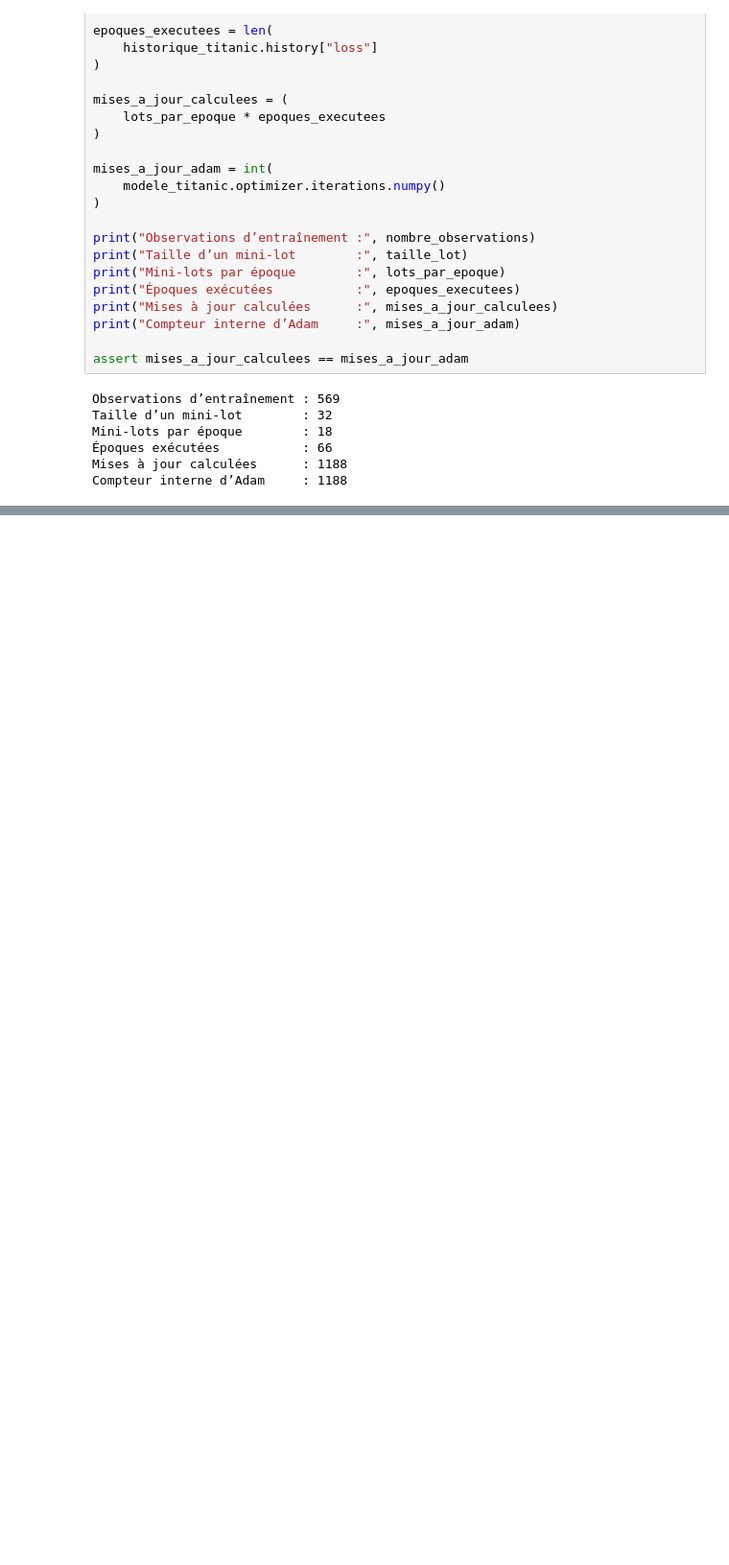
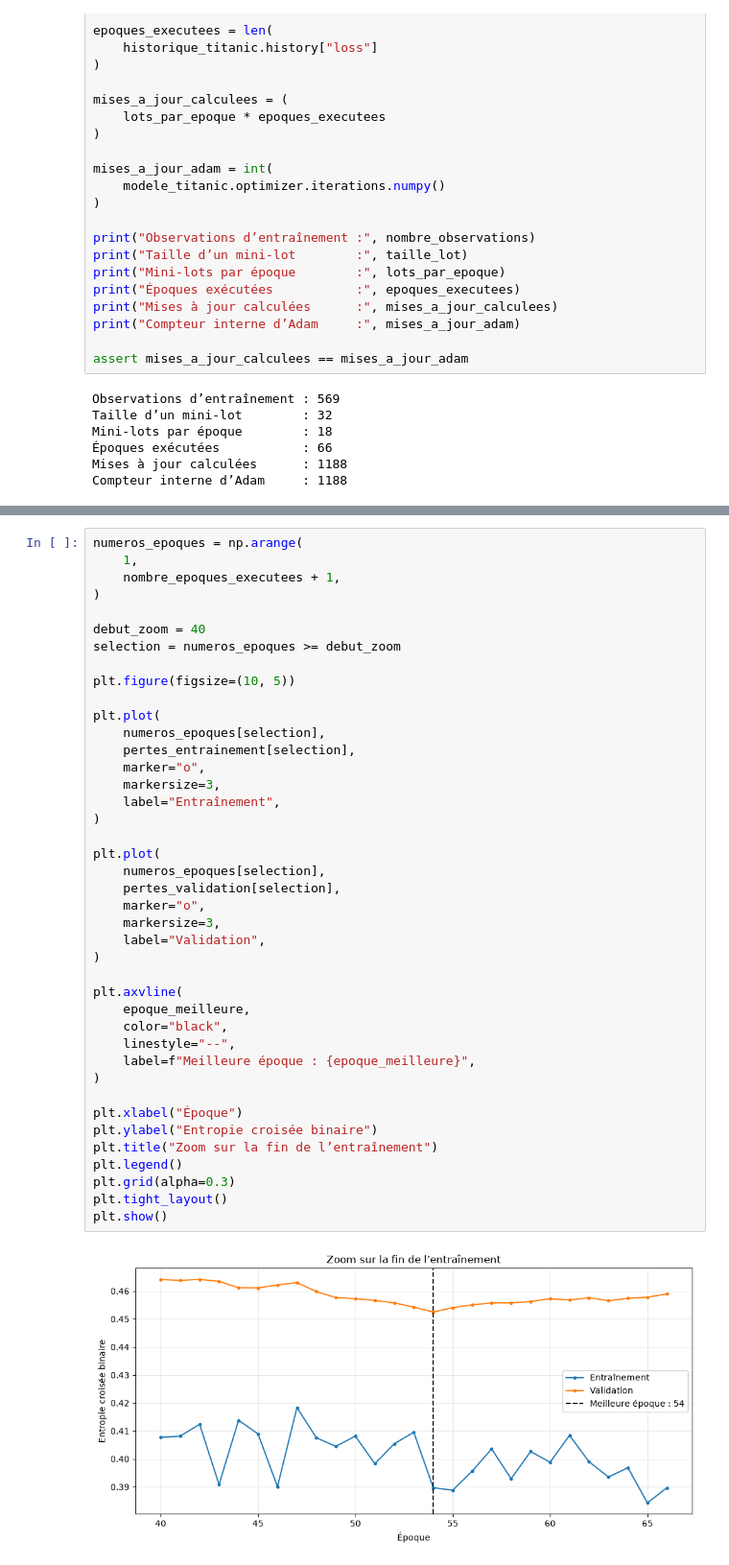
Before and after one commit to DRIOUCH96/introduction_au_deeplearning, a Jupyter notebook: brief_deep_learning.ipynb, the cells around one changed output, grey strips where cells are left out. Shown at 96% size. Saved outputs shown, nothing was run; the diff lists cells and outputs as text; blank space fills up the shorter version.

```diff
--- a/brief_deep_learning.ipynb
+++ b/brief_deep_learning.ipynb
@@ -2102,0 +2231,43 @@ Compteur interne d’Adam     : 1188
+# %%
+numeros_epoques = np.arange(
+    1,
+    nombre_epoques_executees + 1,
+)
+
+debut_zoom = 40
+selection = numeros_epoques >= debut_zoom
+
+plt.figure(figsize=(10, 5))
+
+plt.plot(
+    numeros_epoques[selection],
+    pertes_entrainement[selection],
+    marker="o",
+    markersize=3,
+    label="Entraînement",
+)
+
+plt.plot(
+    numeros_epoques[selection],
+    pertes_validation[selection],
+    marker="o",
+    markersize=3,
+    label="Validation",
+)
+
+plt.axvline(
+    epoque_meilleure,
+    color="black",
+    linestyle="--",
+    label=f"Meilleure époque : {epoque_meilleure}",
+)
+
+plt.xlabel("Époque")
+plt.ylabel("Entropie croisée binaire")
+plt.title("Zoom sur la fin de l’entraînement")
+plt.legend()
+plt.grid(alpha=0.3)
+plt.tight_layout()
+plt.show()
+# %% [output]
+[figure, added]
```
Also changed, not shown: parts of 3 cells of this notebook.
